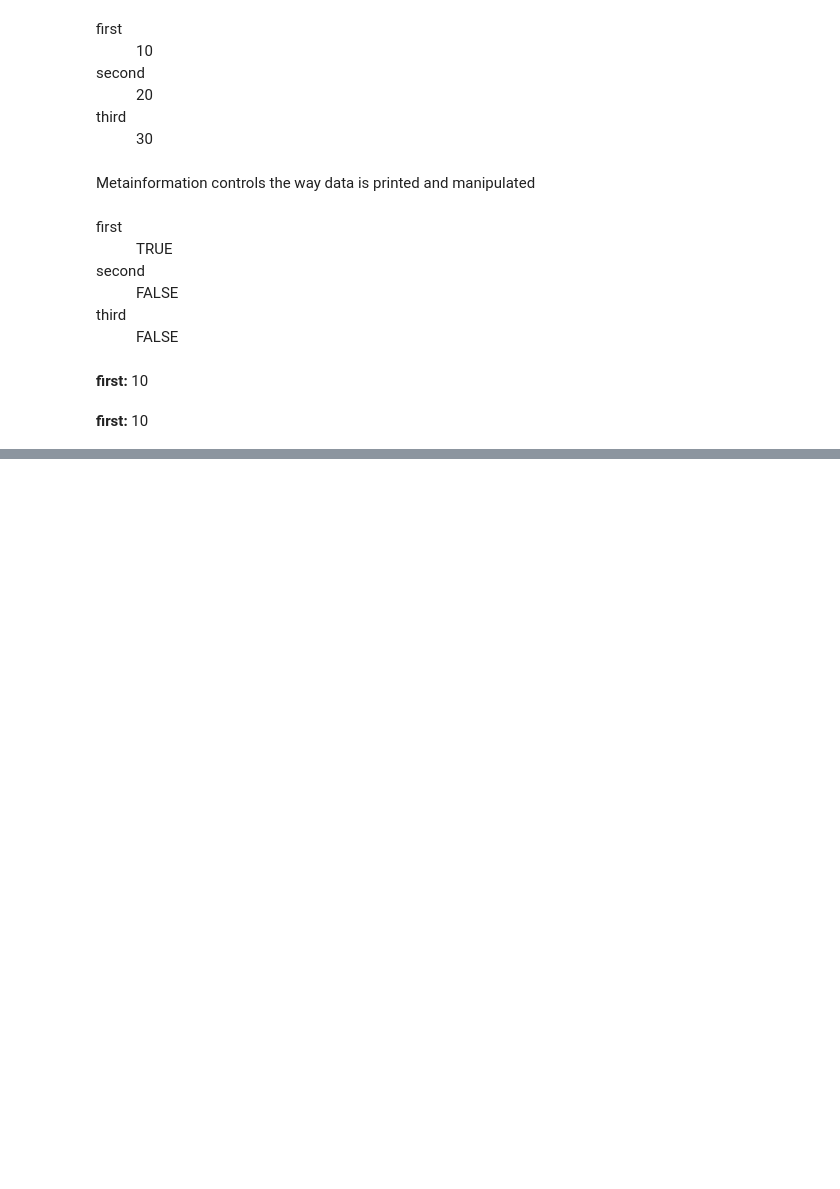
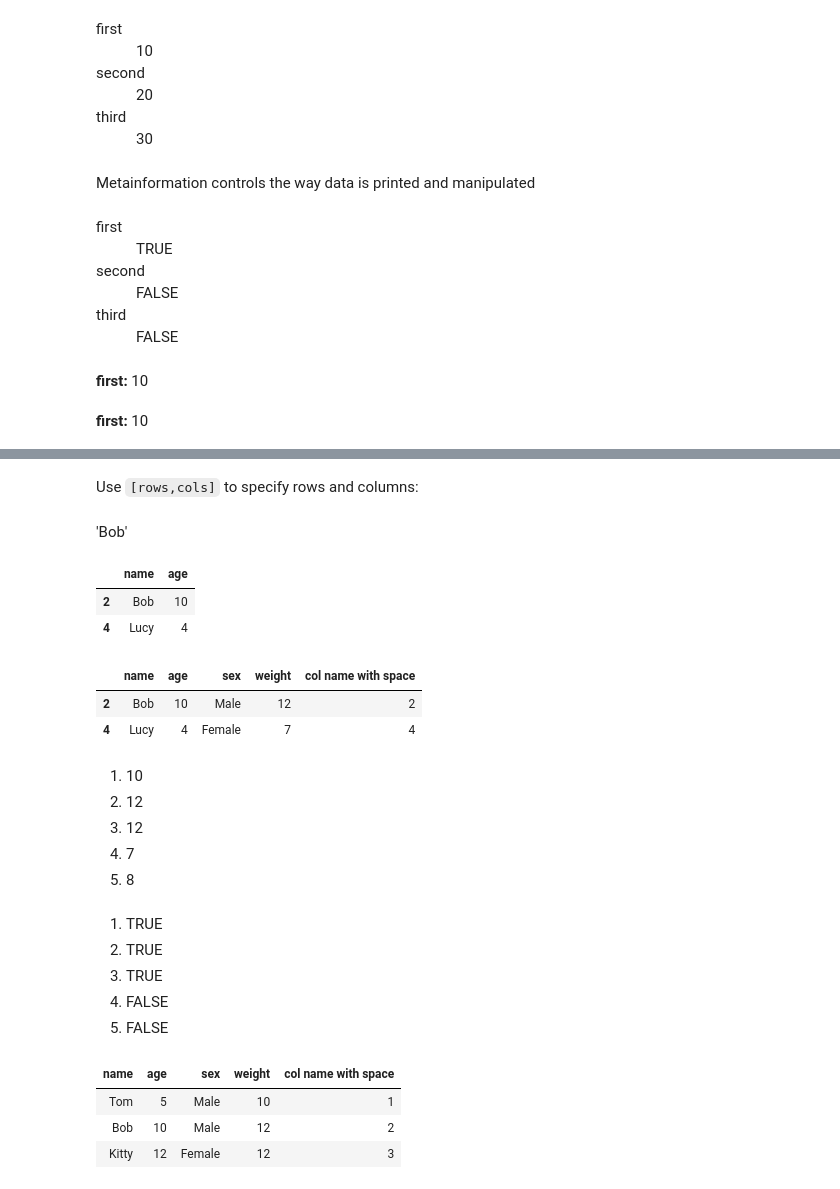
Before and after one commit to iposov/students-site, a Jupyter notebook: 18fall/mathematical_packages/r.ipynb, the cells around one changed output, grey strips where cells are left out. Saved outputs shown, nothing was run; the diff lists cells and outputs as text; code cells hidden in the pictures; blank space fills up the shorter version.

```diff
--- a/18fall/mathematical_packages/r.ipynb
+++ b/18fall/mathematical_packages/r.ipynb
@@ -301,0 +479,34 @@ first: 10
+# %% [markdown]
+Use `[rows,cols]` to specify rows and columns:
+# %%
+cats[2, "name"] # Bob
+cats[c(2, 4), c("name", "age")] # 2nd and 4rd rows, cols name and age.
+cats[c(2, 4),] # all columns if none are specified
+
+cats$weight # this is weights column
+cats$weight >= 10 # this is true/false column
+cats[cats$weight >= 10, ]
+
+# and so, on, see other examples in Cheat sheets.
+# %% [output]
+'Bob'
+|  | name | age |
+| 2 | Bob | 10 |
+| 4 | Lucy | 4 |
+|  | name | age | sex | weight | col name with space |
+| 2 | Bob | 10 | Male | 12 | 2 |
+| 4 | Lucy | 4 | Female | 7 | 4 |
+10
+12
+12
+7
+8
+TRUE
+TRUE
+TRUE
+FALSE
+FALSE
+| name | age | sex | weight | col name with space |
+| Tom | 5 | Male | 10 | 1 |
+| Bob | 10 | Male | 12 | 2 |
+| Kitty | 12 | Female | 12 | 3 |
```
Also changed, not shown: parts of 21 cells of this notebook.
